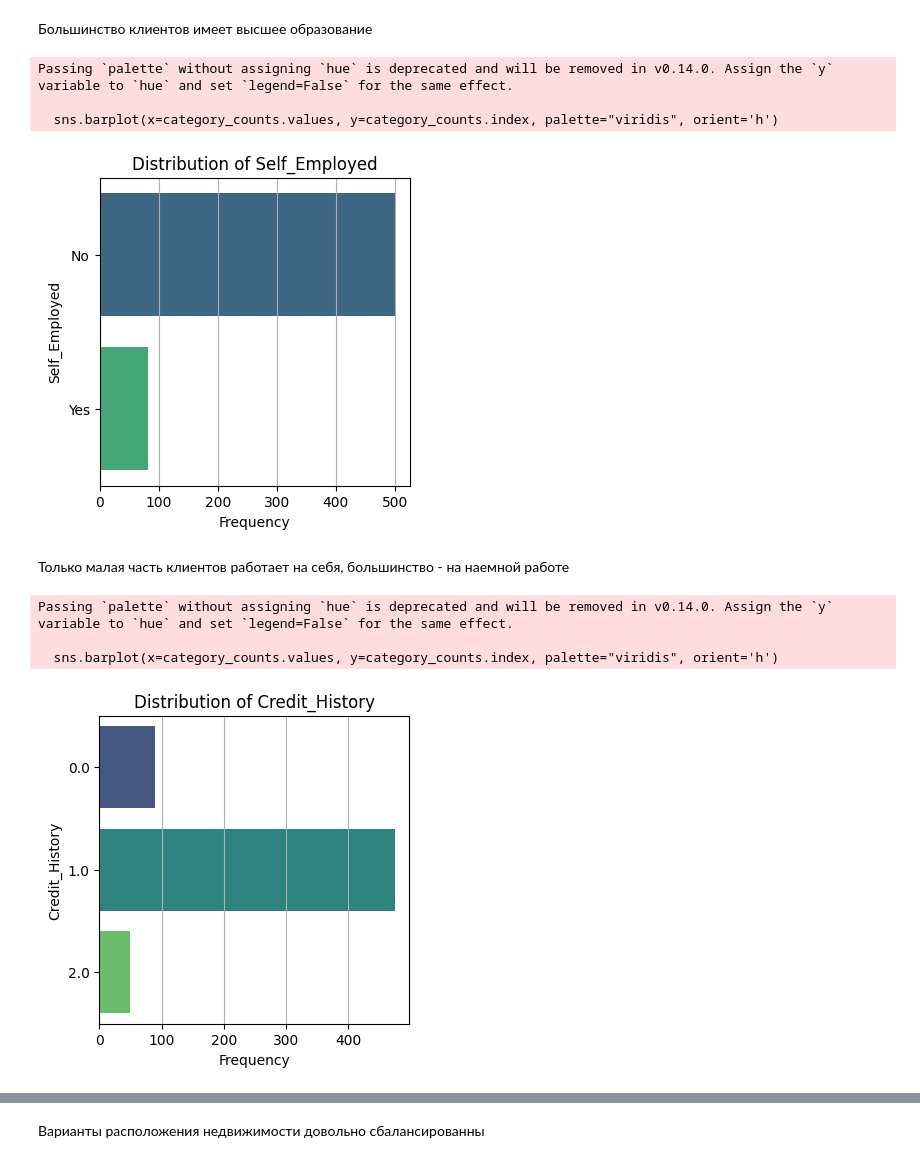
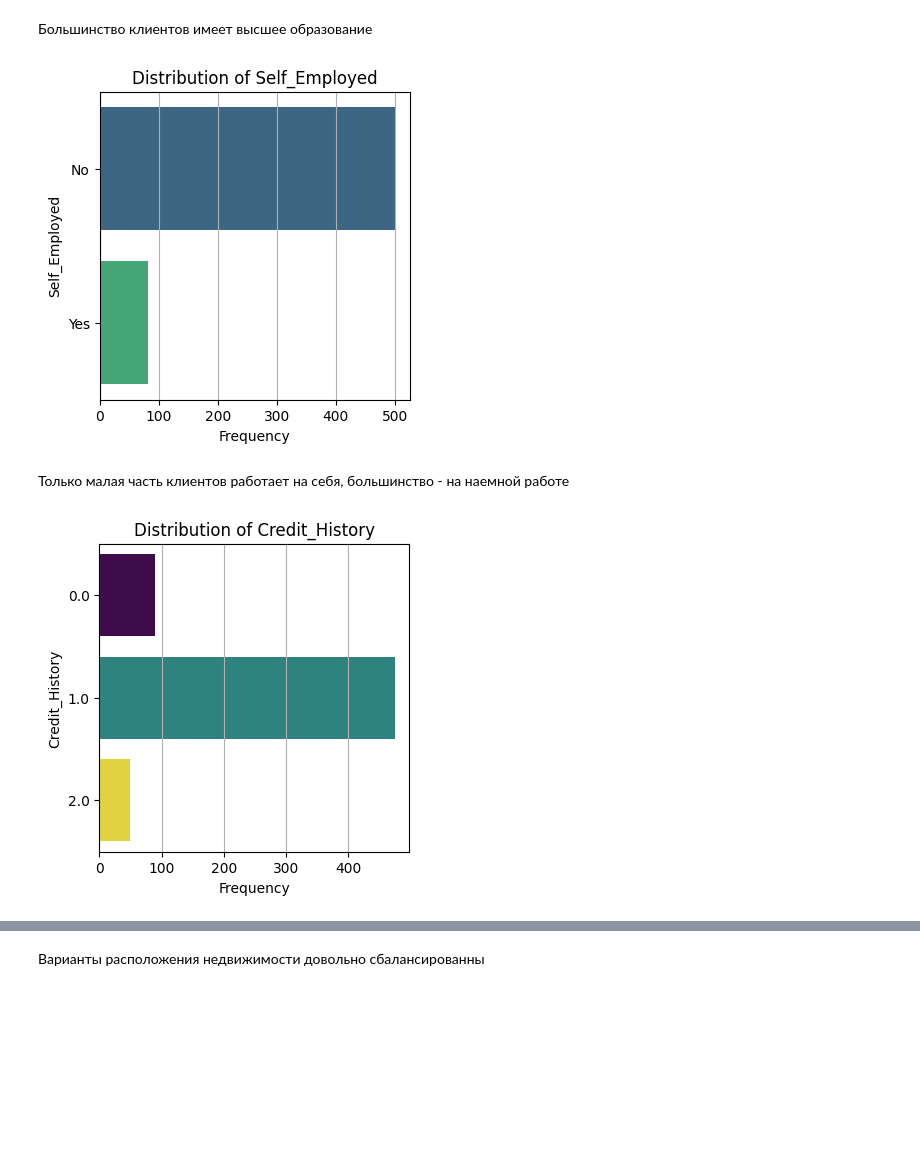
Before and after one commit to andyfirez/loan-prediction, a Jupyter notebook: baseline.ipynb, the cells around one changed output, grey strips where cells are left out. Cells and saved outputs as stored; diff of their text form; code cells hidden in the pictures; blank space fills up the shorter version.

```diff
--- a/baseline.ipynb
+++ b/baseline.ipynb
@@ -289,24 +280,18 @@ Passing `palette` without assigning `hue` is deprecated and will be removed in v
 Большинство клиентов имеет высшее образование
 # %%
 # Строим гистограмму распределения Self_Employed
-h.plot_hist_categorical(df, 'Self_Employed')
+plot_hist_categorical(df, 'Self_Employed')
 # %% [output]
-Passing `palette` without assigning `hue` is deprecated and will be removed in v0.14.0. Assign the `y` variable to `hue` and set `legend=False` for the same effect.
-
-  sns.barplot(x=category_counts.values, y=category_counts.index, palette="viridis", orient='h')
 [figure]
 # %% [markdown]
 Только малая часть клиентов работает на себя, большинство - на наемной работе
 # %%
 # Для наглядности преобразуем пропущенные значения в 2
 df['Credit_History'] = df['Credit_History'].fillna(2)
 
 # Строим гистограмму распределения Credit_History
-h.plot_hist_categorical(df, 'Credit_History')
+plot_hist_categorical(df, 'Credit_History')
 # %% [output]
-Passing `palette` without assigning `hue` is deprecated and will be removed in v0.14.0. Assign the `y` variable to `hue` and set `legend=False` for the same effect.
-
-  sns.barplot(x=category_counts.values, y=category_counts.index, palette="viridis", orient='h')
-[figure, old version]
+[figure, new version]
 # %%
 # Строим гистограмму распределения Property_Area
```
Also changed, not shown: parts of 43 cells of this notebook, 6 other files.
